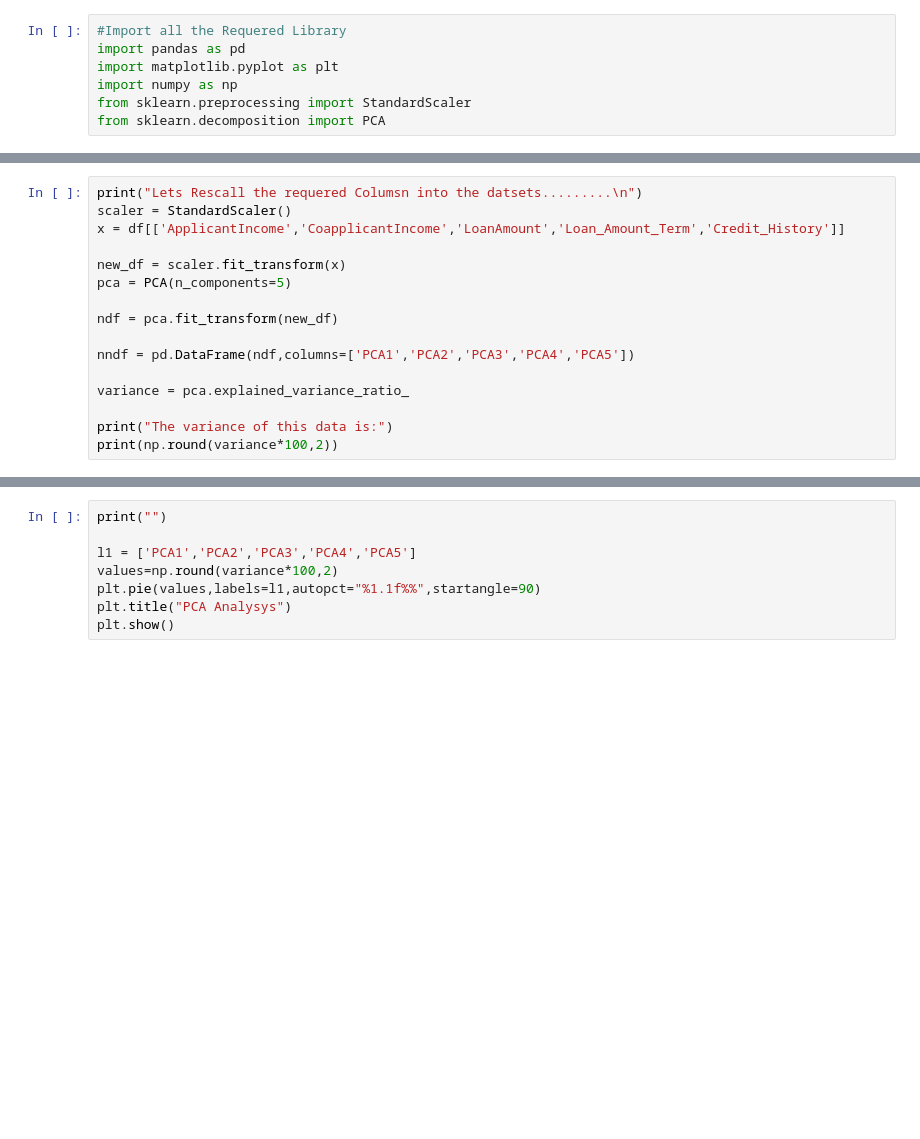
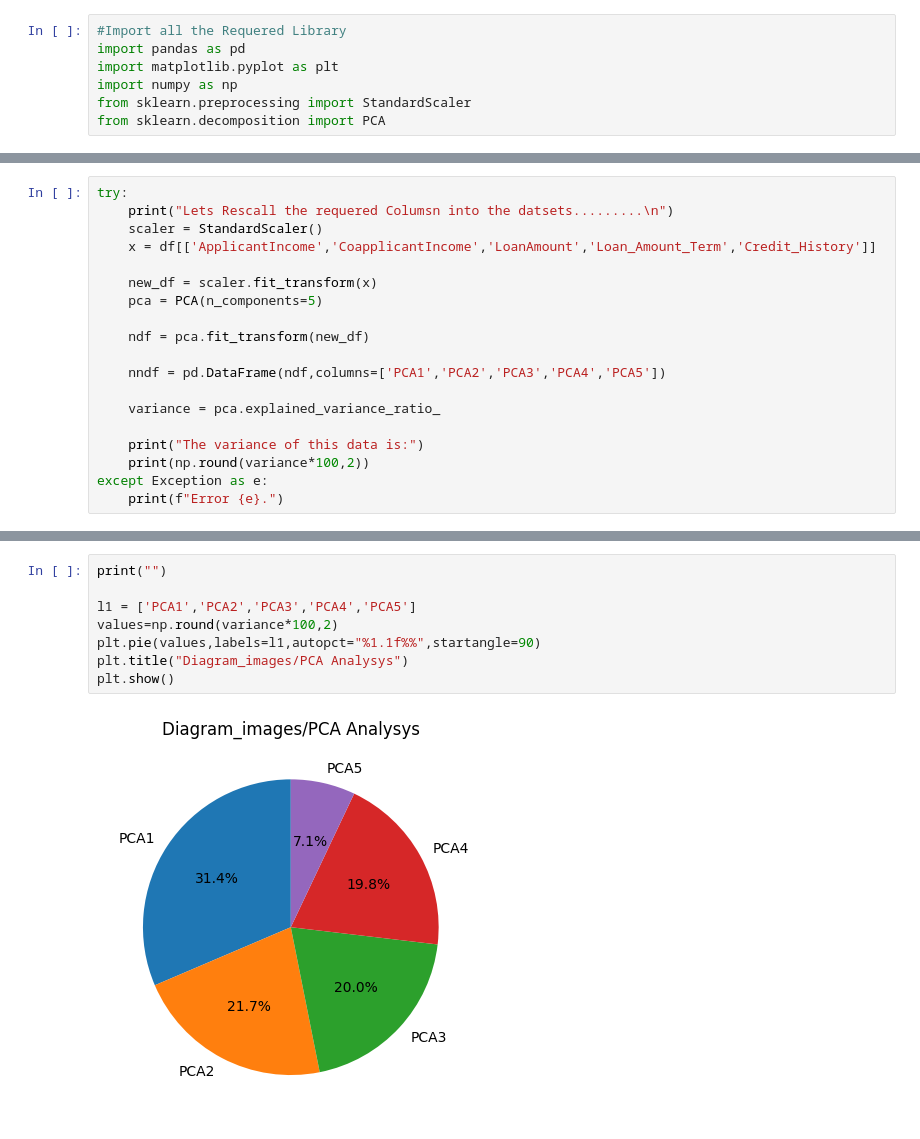
Before and after one commit to derravi/PCA_Analysis_on_Loan_Dataset, a Jupyter notebook: PCA Analysis on Loan Dataset.ipynb, the cells around one changed output, grey strips where cells are left out. Drawn from its saved outputs; the diff is of its cells as text; blank space fills up the shorter version.

```diff
--- a/PCA Analysis on Loan Dataset.ipynb
+++ b/PCA Analysis on Loan Dataset.ipynb
@@ -77,17 +86,20 @@ df.describe(include='all')
 # %%
-print("Lets Rescall the requered Columsn into the datsets.........\n")
-scaler = StandardScaler()
-x = df[['ApplicantIncome','CoapplicantIncome','LoanAmount','Loan_Amount_Term','Credit_History']]
+try:
+    print("Lets Rescall the requered Columsn into the datsets.........\n")
+    scaler = StandardScaler()
+    x = df[['ApplicantIncome','CoapplicantIncome','LoanAmount','Loan_Amount_Term','Credit_History']]
 
-new_df = scaler.fit_transform(x)
-pca = PCA(n_components=5)
+    new_df = scaler.fit_transform(x)
+    pca = PCA(n_components=5)
 
-ndf = pca.fit_transform(new_df)
+    ndf = pca.fit_transform(new_df)
 
-nndf = pd.DataFrame(ndf,columns=['PCA1','PCA2','PCA3','PCA4','PCA5'])
+    nndf = pd.DataFrame(ndf,columns=['PCA1','PCA2','PCA3','PCA4','PCA5'])
 
-variance = pca.explained_variance_ratio_
+    variance = pca.explained_variance_ratio_
 
-print("The variance of this data is:")
-print(np.round(variance*100,2))
+    print("The variance of this data is:")
+    print(np.round(variance*100,2))
+except Exception as e:
+    print(f"Error {e}.")
 # %% [output]
@@ -116,8 +130,10 @@ TypeError: FigureCanvasAgg.print_png() got an unexpected keyword argument 'bbox_
 # %%
 print("")
 
 l1 = ['PCA1','PCA2','PCA3','PCA4','PCA5']
 values=np.round(variance*100,2)
 plt.pie(values,labels=l1,autopct="%1.1f%%",startangle=90)
-plt.title("PCA Analysys")
+plt.title("Diagram_images/PCA Analysys")
 plt.show()
+# %% [output]
+[figure, added]
```
Also changed, not shown: parts of 7 cells of this notebook, 5 other files.
